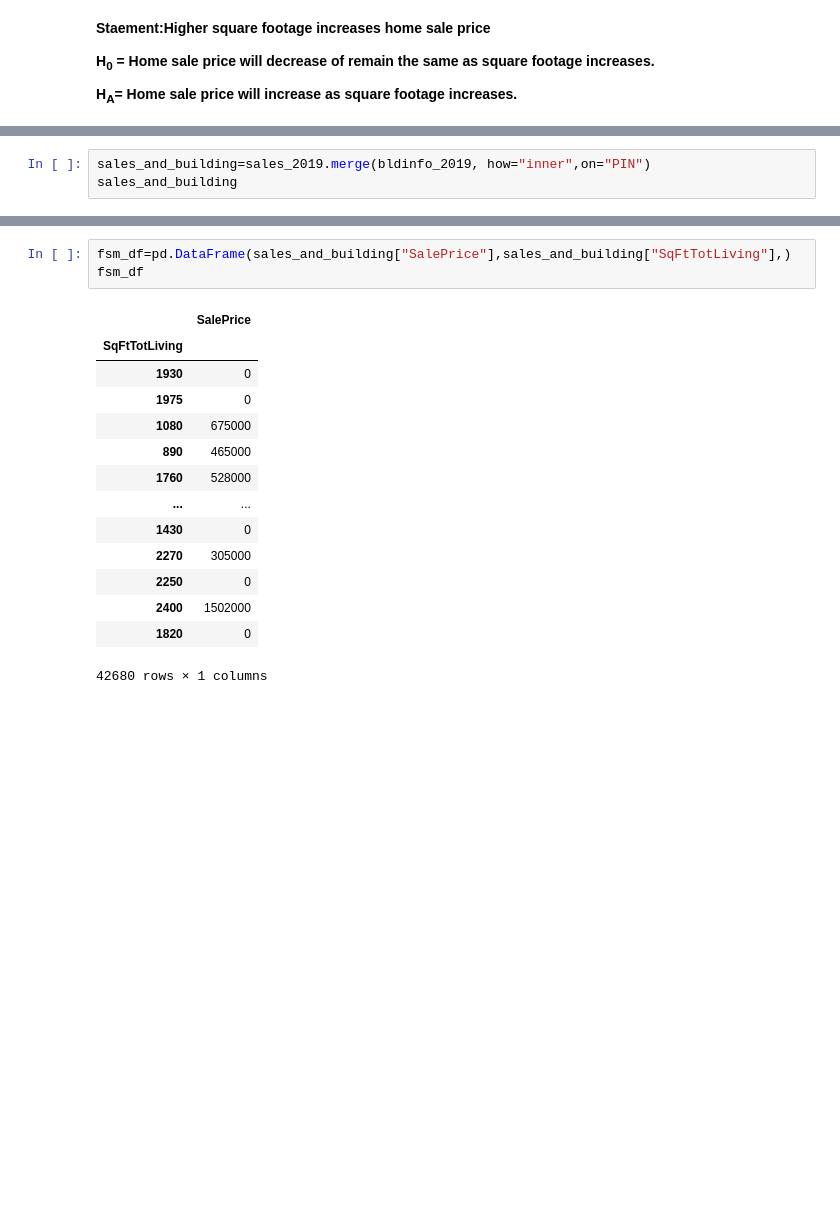
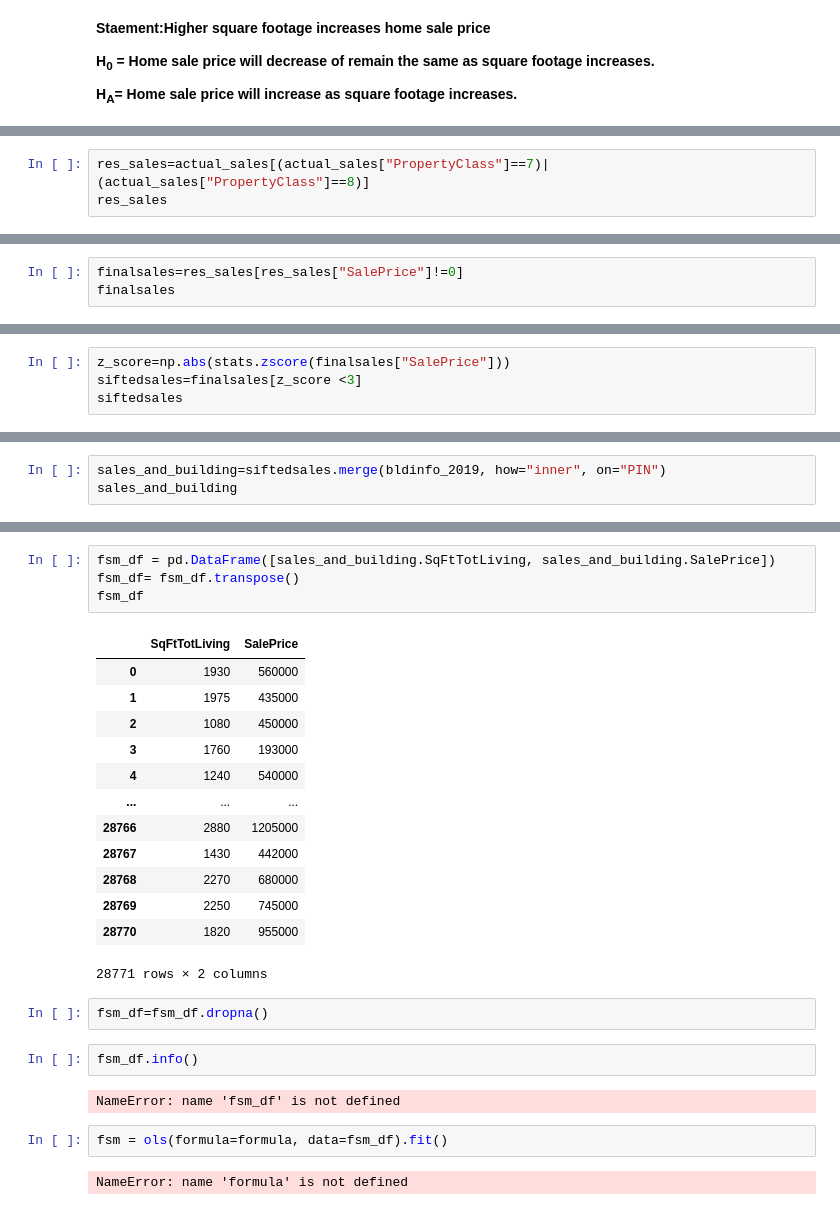
Before and after one commit to chum46/housing_sales_king_county, a Jupyter notebook: notebooks/exploratory/02_js_exploratory_questions_1.ipynb, the cells around one changed output, grey strips where cells are left out. Drawn from its saved outputs; the diff is of its cells as text; blank space fills up the shorter version.

```diff
--- a/notebooks/exploratory/02_js_exploratory_questions_1.ipynb
+++ b/notebooks/exploratory/02_js_exploratory_questions_1.ipynb
@@ -61,0 +68,3 @@ PINS=pd.read_csv('../../data/PINS.csv',dtype={'ExciseTaxNbr': 'string','Major':
+# %%
+res_sales=actual_sales[(actual_sales["PropertyClass"]==7)|(actual_sales["PropertyClass"]==8)]
+res_sales
@@ -61,0 +87,3 @@ PINS=pd.read_csv('../../data/PINS.csv',dtype={'ExciseTaxNbr': 'string','Major':
+# %%
+finalsales=res_sales[res_sales["SalePrice"]!=0]
+finalsales
@@ -61,0 +106,4 @@ PINS=pd.read_csv('../../data/PINS.csv',dtype={'ExciseTaxNbr': 'string','Major':
+# %%
+z_score=np.abs(stats.zscore(finalsales["SalePrice"]))
+siftedsales=finalsales[z_score <3]
+siftedsales
@@ -62,5 +124,5 @@ PINS=pd.read_csv('../../data/PINS.csv',dtype={'ExciseTaxNbr': 'string','Major':
 # %%
-sales_and_building=sales_2019.merge(bldinfo_2019, how="inner",on="PIN")
+sales_and_building=siftedsales.merge(bldinfo_2019, how="inner", on="PIN")
 sales_and_building
 # %% [output]
 |  | Unnamed: 0_x | ExciseTaxNbr | Major_x | Minor_x | DocumentDate | SalePrice | RecordingNbr | Volume | Page | ... |
@@ -84,18 +141,28 @@ sns.heatmap(corr, mask=mask);
 # %%
-fsm_df=pd.DataFrame(sales_and_building["SalePrice"],sales_and_building["SqFtTotLiving"],)
+fsm_df = pd.DataFrame([sales_and_building.SqFtTotLiving, sales_and_building.SalePrice])
+fsm_df= fsm_df.transpose()
 fsm_df
 # %% [output]
-|  | SalePrice |
-| SqFtTotLiving |  |
-| 1930 | 0 |
-| 1975 | 0 |
-| 1080 | 675000 |
-| 890 | 465000 |
-| 1760 | 528000 |
-| ... | ... |
-| 1430 | 0 |
-| 2270 | 305000 |
-| 2250 | 0 |
-| 2400 | 1502000 |
-| 1820 | 0 |
+|  | SqFtTotLiving | SalePrice |
+| 0 | 1930 | 560000 |
+| 1 | 1975 | 435000 |
+| 2 | 1080 | 450000 |
+| 3 | 1760 | 193000 |
+| 4 | 1240 | 540000 |
+| ... | ... | ... |
+| 28766 | 2880 | 1205000 |
+| 28767 | 1430 | 442000 |
+| 28768 | 2270 | 680000 |
+| 28769 | 2250 | 745000 |
+| 28770 | 1820 | 955000 |
-42680 rows × 1 columns
+28771 rows × 2 columns
+# %%
+fsm_df=fsm_df.dropna()
+# %%
+fsm_df.info()
+# %% [output]
+NameError: name 'fsm_df' is not defined
+# %%
+fsm = ols(formula=formula, data=fsm_df).fit()
+# %% [output]
+NameError: name 'formula' is not defined
```
Also changed, not shown: parts of 23 cells of this notebook, 4 other files.
